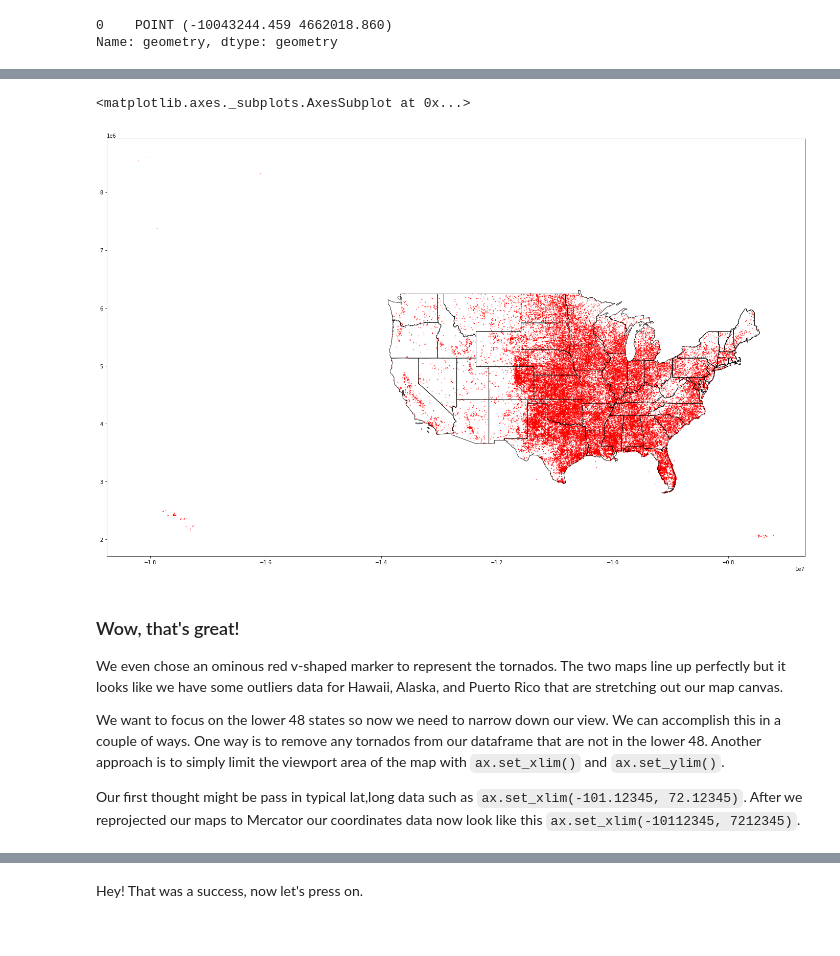
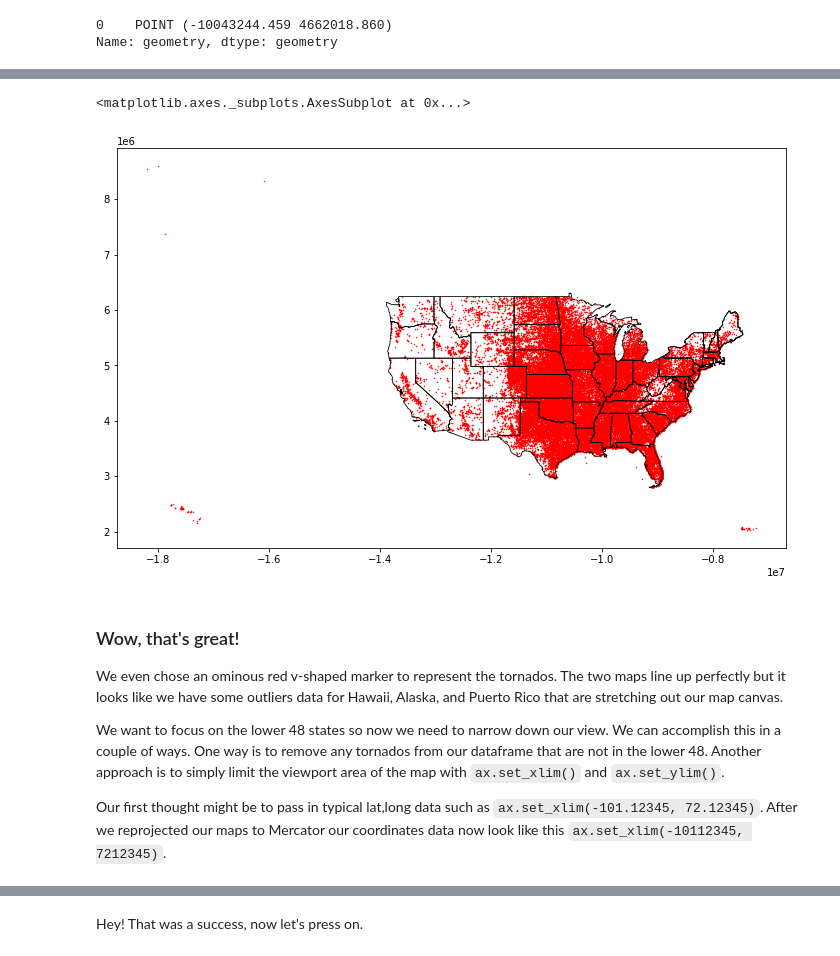
Before and after one commit to joncutrer/geopandas-tutorial, a Jupyter notebook: geopandas-plot-us-tornados.ipynb, the cells around one changed output, grey strips where cells are left out. Saved outputs shown, nothing was run; the diff lists cells and outputs as text; code cells hidden in the pictures.

```diff
--- a/geopandas-plot-us-tornados.ipynb
+++ b/geopandas-plot-us-tornados.ipynb
@@ -193,13 +197,13 @@ tornados.plot( figsize=(25,15), color='red', marker='x', markersize=1)
 # %%
 import matplotlib.pyplot as plt
-fig = plt.figure(1, figsize=(25,15))
+fig = plt.figure(1, figsize=(12,9))
 ax = fig.add_subplot()
 states.boundary.plot(ax=ax, color='black', linewidth=.8)
 
 tornados.plot(ax=ax, color='red', marker='.', markersize=1)
 # %% [output]
 <matplotlib.axes._subplots.AxesSubplot at 0x...>
-[figure, old version]
+[figure, new version]
 # %% [markdown]
 ### Wow, that's great!
 
@@ -207,6 +211,6 @@ We even chose an ominous red v-shaped marker to represent the tornados.  The two
 
 We want to focus on the lower 48 states so now we need to narrow down our view.  We can accomplish this in a couple of ways. One way is to remove any tornados from our dataframe that are not in the lower 48.  Another approach is to simply limit the viewport area of the map with `ax.set_xlim()` and `ax.set_ylim()`.
 
-Our first thought might be pass in typical lat,long data such as `ax.set_xlim(-101.12345, 72.12345)`.  After we reprojected our maps to Mercator our coordinates data now look like this `ax.set_xlim(-10112345, 7212345)`.
+Our first thought might be to pass in typical lat,long data such as `ax.set_xlim(-101.12345, 72.12345)`.  After we reprojected our maps to Mercator our coordinates data now look like this `ax.set_xlim(-10112345, 7212345)`.
 # %%
 import matplotlib.pyplot as plt
```
Also changed, not shown: parts of 29 cells of this notebook.
